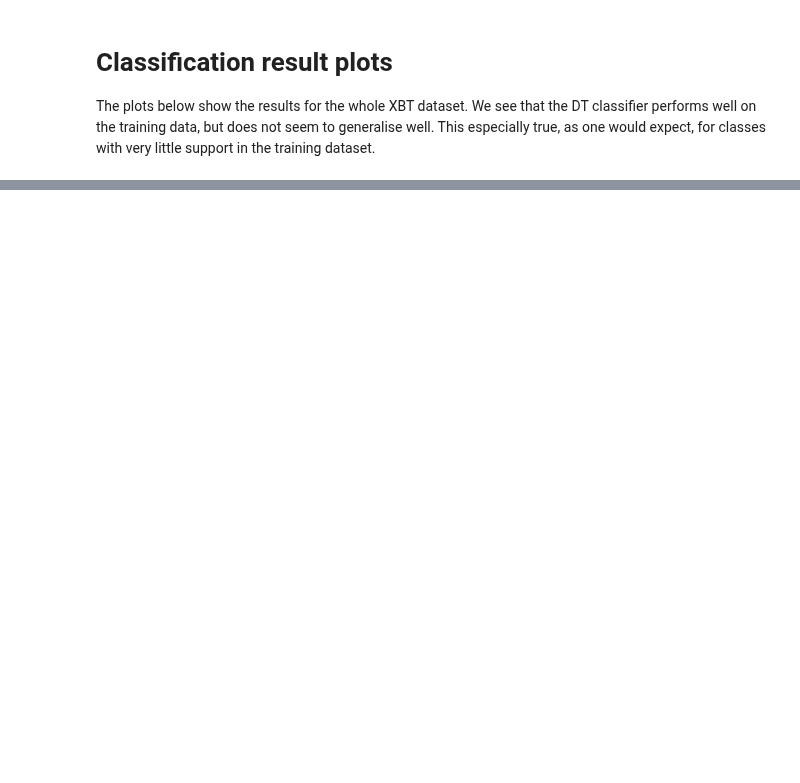
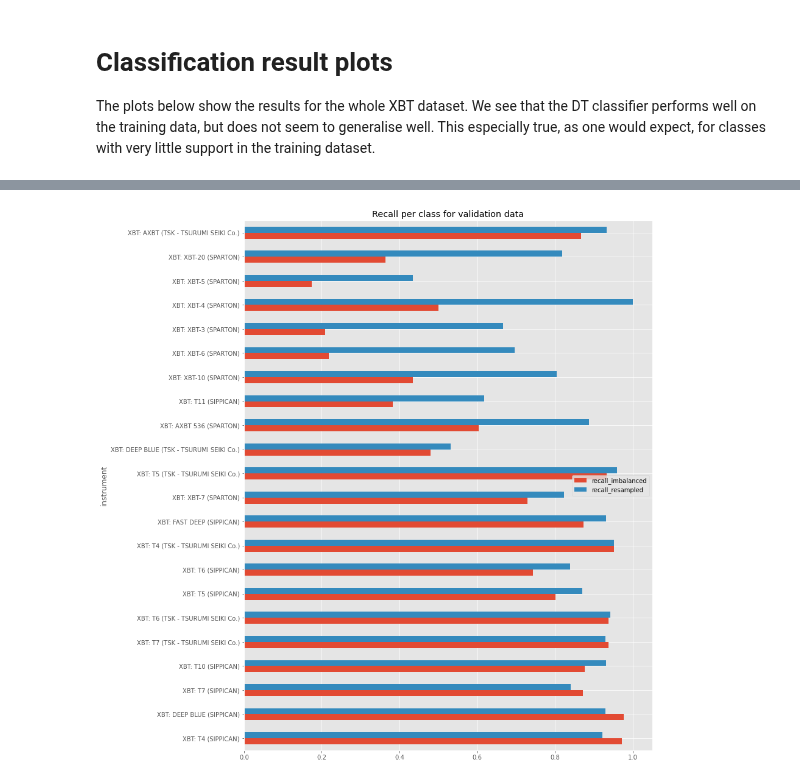
Before and after one commit to MetOffice/XBTs_classification, a Jupyter notebook: notebooks/dt_data_resampling.ipynb, the cells around one changed output, grey strips where cells are left out. Cells and saved outputs as stored; diff of their text form; code cells hidden in the pictures; blank space fills up the shorter version.

```diff
--- a/notebooks/dt_data_resampling.ipynb
+++ b/notebooks/dt_data_resampling.ipynb
@@ -270,5 +382,5 @@ metrics_raw_dict['num_profiles'] = [xbt_labelled.filter_obs({target_feature_name
 metrics_raw_dict[target_feature_name] = [fn1 for  fn1 in instrument_list]
 
 metrics_per_class_df = pandas.DataFrame(metrics_raw_dict)
-metrics_per_class_df.sort_values('num_profiles', ascending=False)
+metrics_per_class_df = metrics_per_class_df.sort_values('num_profiles', ascending=False)
 # %% [output]
@@ -308,5 +402,5 @@ metrics_raw_resampled_dict['num_profiles'] = [xbt_labelled.filter_obs({target_fe
 metrics_raw_resampled_dict[target_feature_name] = [fn1 for  fn1 in instrument_list_resampled]
 
 metrics_per_class_resampled_df = pandas.DataFrame(metrics_raw_resampled_dict)
-metrics_per_class_resampled_df.sort_values('num_profiles', ascending=False)
+metrics_per_class_resampled_df = metrics_per_class_resampled_df.sort_values('num_profiles', ascending=False)
 # %% [output]
@@ -537,0 +521,3 @@ accuracy_by_year_resampled = pandas.DataFrame.from_dict({
+# %%
+metrics_per_class_df_plot = metrics_per_class_df[[(xbt_unseen.filter_obs({target_feature_name: ins1}).shape[0] >10) for ins1 in metrics_per_class_df['instrument']]]
+metrics_per_class_resampled_df_plot = metrics_per_class_resampled_df[[(xbt_unseen.filter_obs({target_feature_name: ins1}).shape[0] >10) for ins1 in metrics_per_class_resampled_df['instrument']]]
@@ -537,0 +533,10 @@ accuracy_by_year_resampled = pandas.DataFrame.from_dict({
+# %%
+fig1 = matplotlib.pyplot.figure('recall_per_class_unseen', figsize=(12,16))
+ax1 = fig1.add_subplot(1,1,1,title='Recall per class for validation data')
+_ = pandas.DataFrame({'instrument': metrics_per_class_df_plot['instrument'],
+                  'recall_imbalanced': metrics_per_class_df_plot['recall_instr_unseen'],
+                  'recall_resampled': metrics_per_class_resampled_df_plot['recall_instr_unseen'],
+                 }).plot.barh(x='instrument', ax=ax1)
+fig1.savefig('/data/users/shaddad/xbt-data/plots/recall_unseen_per_class_imbalancedClf.png', bbox_inches='tight')
+# %% [output]
+[figure, added]
```
Also changed, not shown: parts of 63 cells of this notebook, 1 other file.
